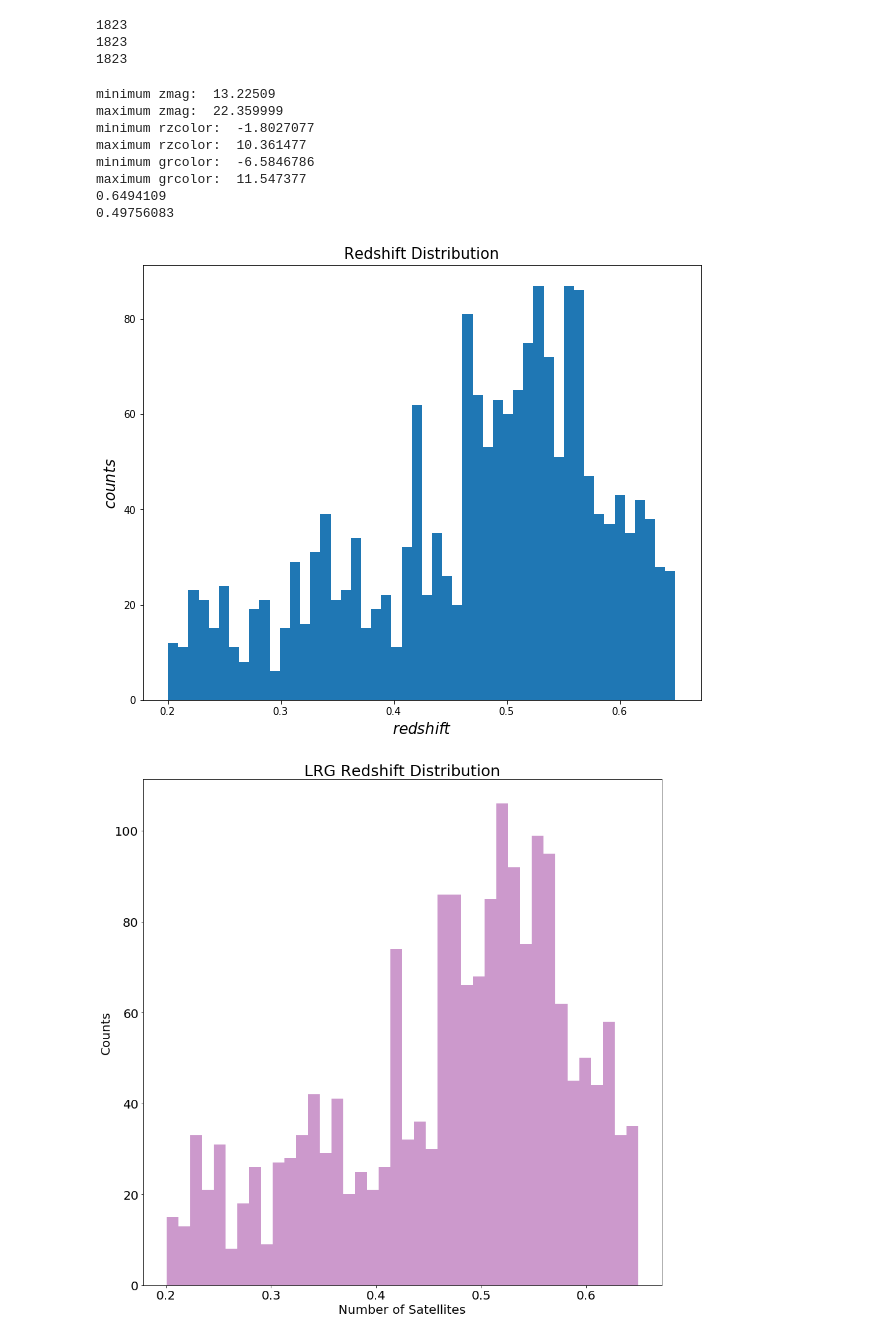
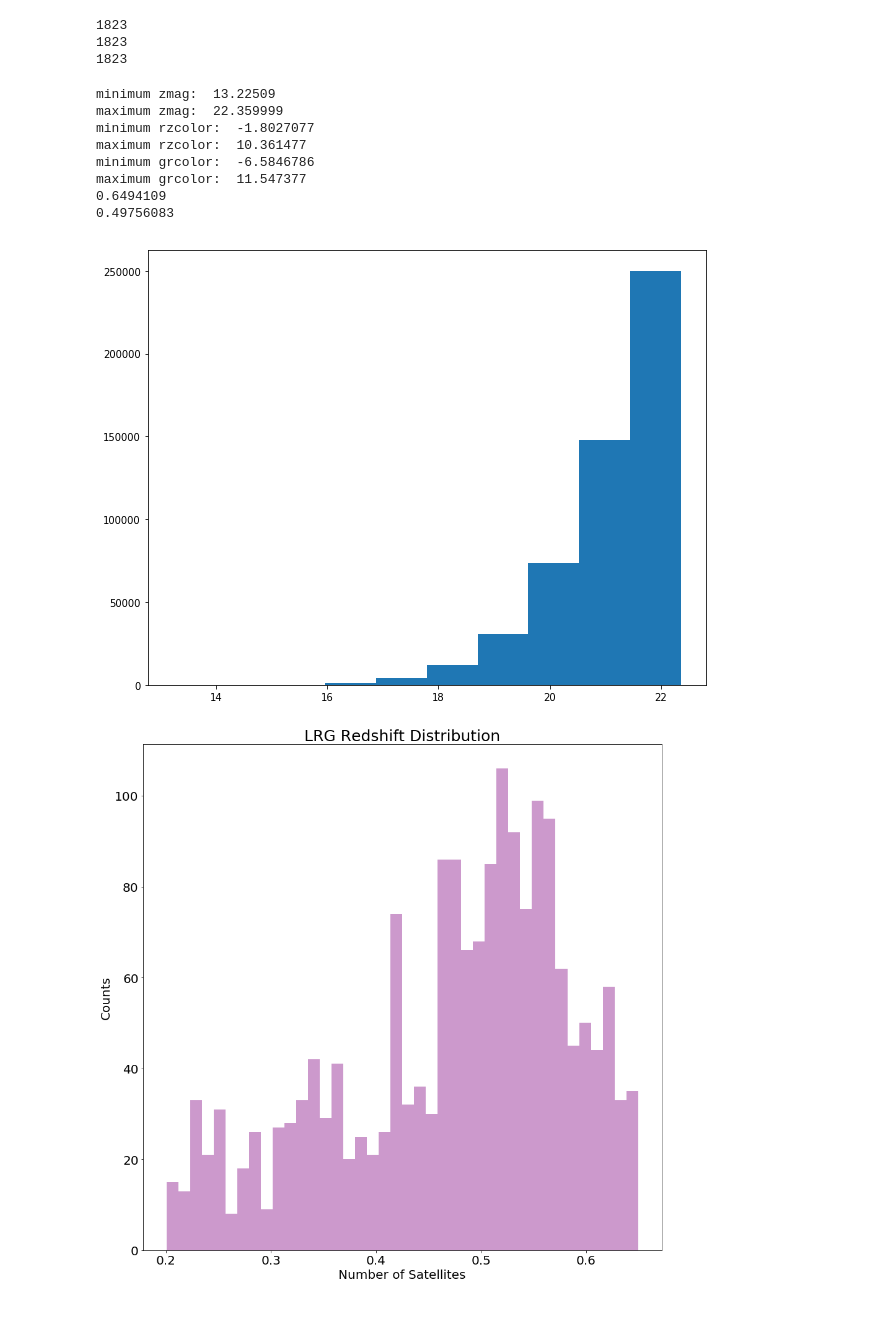
Before and after one commit to metownsend/LRG-Sats, a Jupyter notebook: statSub.ipynb, the cells around one changed output. Cells and saved outputs as stored; diff of their text form; code cells hidden in the pictures.

```diff
--- a/statSub.ipynb
+++ b/statSub.ipynb
@@ -331,29 +337,32 @@ print(len(fiberid_LRG))
 1823
 1823
 # %%
-zHist(z_LRG)
+# zHist(z_LRG)
 # plt.savefig('/Users/mtownsend/Desktop/z_LRGdist.pdf')
 
 print("minimum zmag: ", min(zmag))
 print("maximum zmag: ", max(zmag))
 print("minimum rzcolor: ", min(rzcolor))
 print("maximum rzcolor: ", max(rzcolor))
 print("minimum grcolor: ", min(grcolor))
 print("maximum grcolor: ", max(grcolor))
 print(max(z_LRG))
 
 # print(len(z_LRG[np.where(z_LRG < 0.2)]))
 print(np.median(z_LRG))
+
+plt.hist(zmag)
+plt.show()
 # %% [output]
 minimum zmag:  13.22509
 maximum zmag:  22.359999
 minimum rzcolor:  -1.8027077
 maximum rzcolor:  10.361477
 minimum grcolor:  -6.5846786
 maximum grcolor:  11.547377
 0.6494109
 0.49756083
-[figure, old version]
+[figure, new version]
 # %%
 import numpy as np
 import pandas as pd
```
Also changed, not shown: parts of 6 cells of this notebook.
